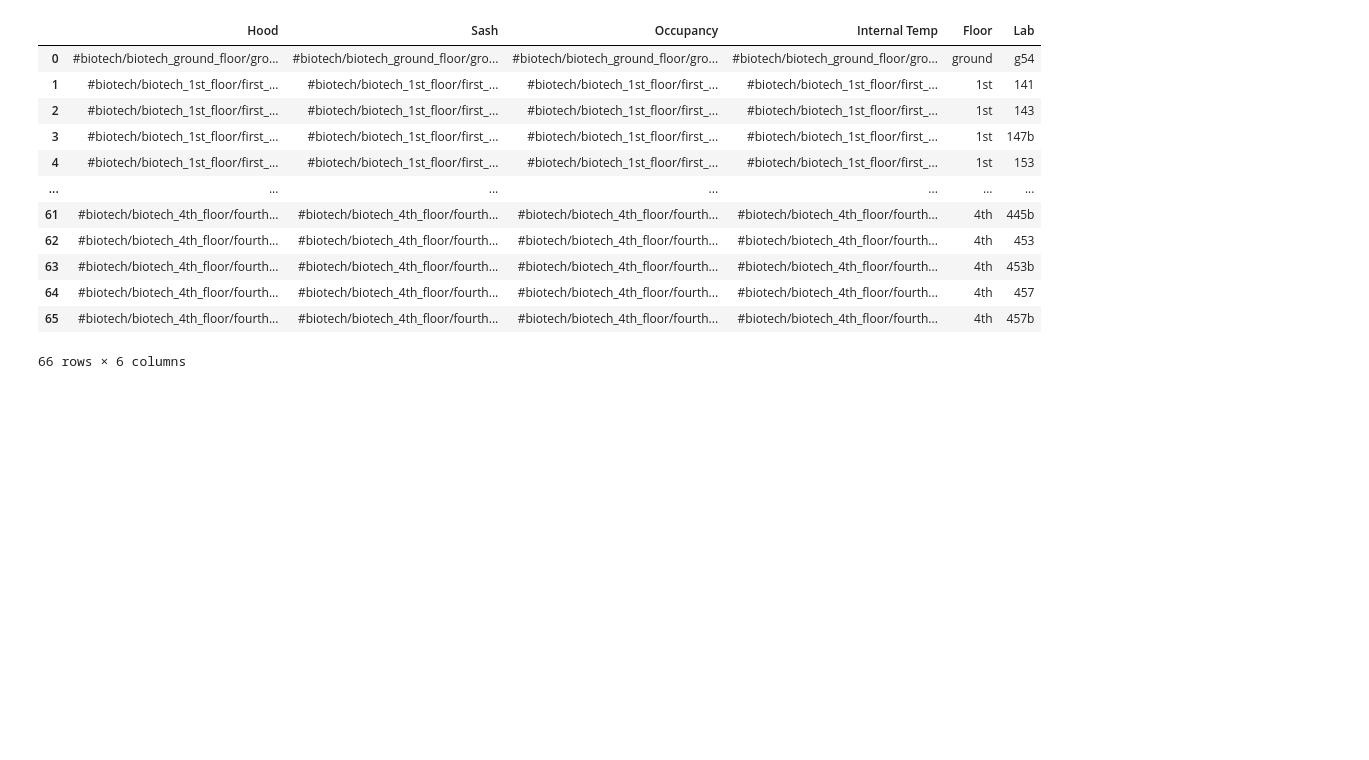
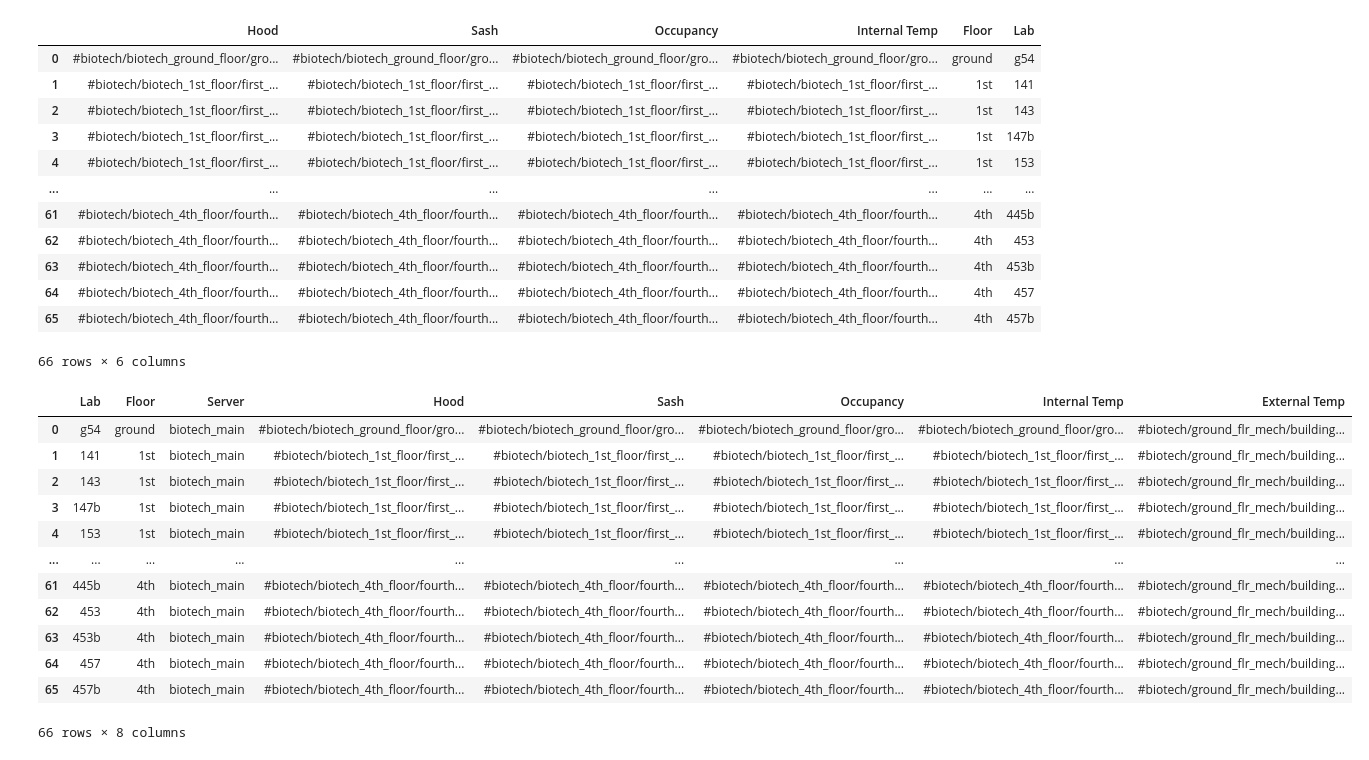
Before and after one commit to thereidfleish/fume-hood-dashboard, a Jupyter notebook: biotech_exploration.ipynb, the cells around one changed output. Saved outputs shown, nothing was run; the diff lists cells and outputs as text; code cells hidden in the pictures; blank space fills up the shorter version.

```diff
--- a/biotech_exploration.ipynb
+++ b/biotech_exploration.ipynb
@@ -423,7 +423,24 @@ combined
 # %%
 #Rearranging the column orders :)
 
-cols = ["Lab","Floor","Hood","Sash","Occupancy","Internal Temp"]
+
+combined["External Temp"] = "#biotech/ground_flr_mech/building_hydronic_heating_syatems/reheat_heat_exchanger/oat"
+combined["Server"] = "biotech_main"
+cols = ["Lab","Floor","Server", "Hood","Sash","Occupancy","Internal Temp", "External Temp"]
 combined = combined[cols]
-combined["External Temp"] = "#biotech/ground_flr_mech/building_hydronic_heating_syatems/reheat_heat_exchanger/oat"
-combined.to_csv('C:\\Users\\Rob\\Documents\\GitHub\\fume-hood-dashboard\\pointnames.csv')
+#combined.to_csv('C:\\Users\\Rob\\Documents\\GitHub\\fume-hood-dashboard\\pointnames.csv')
+combined
+# %% [output]
+|  | Lab | Floor | Server | Hood | Sash | Occupancy | Internal Temp | External Temp |
+| 0 | g54 | ground | biotech_main | #biotech/biotech_ground_floor/gro... | #biotech/biotech_ground_floor/gro... | #biotech/biotech_ground_floor/gro... | #biotech/biotech_ground_floor/gro... | #biotech/ground_flr_mech/building... |
+| 1 | 141 | 1st | biotech_main | #biotech/biotech_1st_floor/first_... | #biotech/biotech_1st_floor/first_... | #biotech/biotech_1st_floor/first_... | #biotech/biotech_1st_floor/first_... | #biotech/ground_flr_mech/building... |
+| 2 | 143 | 1st | biotech_main | #biotech/biotech_1st_floor/first_... | #biotech/biotech_1st_floor/first_... | #biotech/biotech_1st_floor/first_... | #biotech/biotech_1st_floor/first_... | #biotech/ground_flr_mech/building... |
+| 3 | 147b | 1st | biotech_main | #biotech/biotech_1st_floor/first_... | #biotech/biotech_1st_floor/first_... | #biotech/biotech_1st_floor/first_... | #biotech/biotech_1st_floor/first_... | #biotech/ground_flr_mech/building... |
+| 4 | 153 | 1st | biotech_main | #biotech/biotech_1st_floor/first_... | #biotech/biotech_1st_floor/first_... | #biotech/biotech_1st_floor/first_... | #biotech/biotech_1st_floor/first_... | #biotech/ground_flr_mech/building... |
+| ... | ... | ... | ... | ... | ... | ... | ... | ... |
+| 61 | 445b | 4th | biotech_main | #biotech/biotech_4th_floor/fourth... | #biotech/biotech_4th_floor/fourth... | #biotech/biotech_4th_floor/fourth... | #biotech/biotech_4th_floor/fourth... | #biotech/ground_flr_mech/building... |
+| 62 | 453 | 4th | biotech_main | #biotech/biotech_4th_floor/fourth... | #biotech/biotech_4th_floor/fourth... | #biotech/biotech_4th_floor/fourth... | #biotech/biotech_4th_floor/fourth... | #biotech/ground_flr_mech/building... |
+| 63 | 453b | 4th | biotech_main | #biotech/biotech_4th_floor/fourth... | #biotech/biotech_4th_floor/fourth... | #biotech/biotech_4th_floor/fourth... | #biotech/biotech_4th_floor/fourth... | #biotech/ground_flr_mech/building... |
+| 64 | 457 | 4th | biotech_main | #biotech/biotech_4th_floor/fourth... | #biotech/biotech_4th_floor/fourth... | #biotech/biotech_4th_floor/fourth... | #biotech/biotech_4th_floor/fourth... | #biotech/ground_flr_mech/building... |
+| 65 | 457b | 4th | biotech_main | #biotech/biotech_4th_floor/fourth... | #biotech/biotech_4th_floor/fourth... | #biotech/biotech_4th_floor/fourth... | #biotech/biotech_4th_floor/fourth... | #biotech/ground_flr_mech/building... |
+66 rows × 8 columns
```
Also changed, not shown: parts of 1 cell of this notebook.
